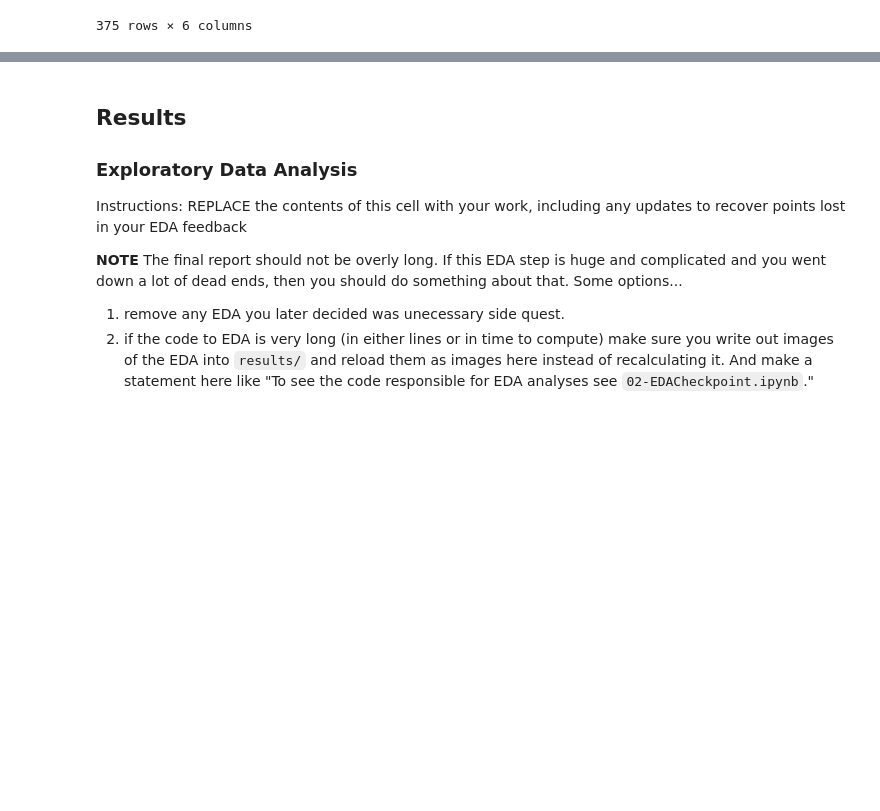
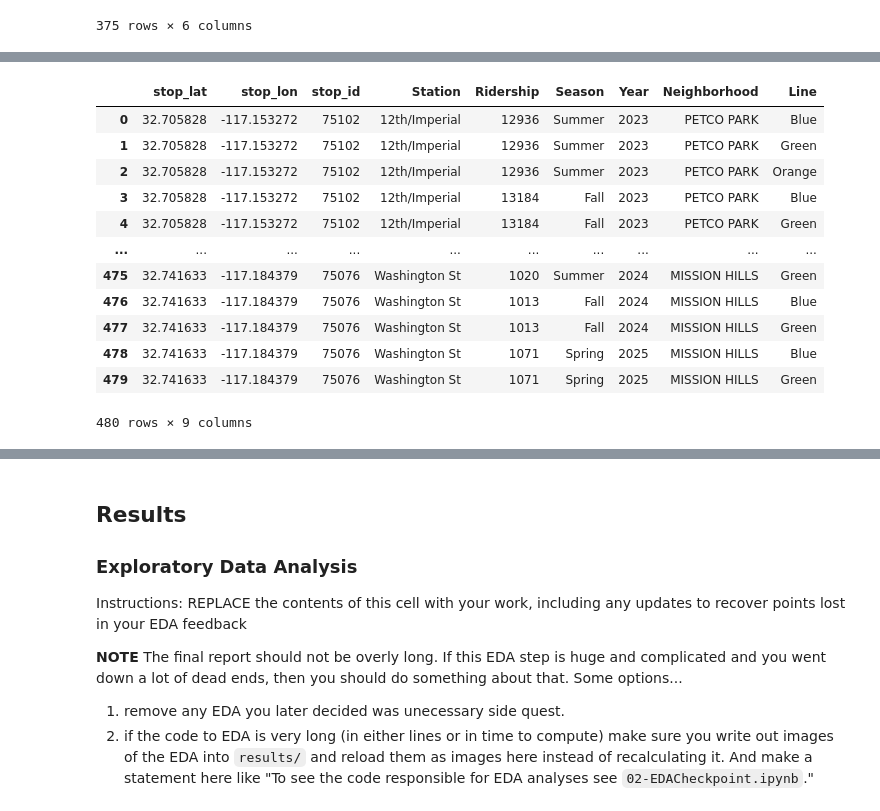
Before and after one commit to COGS108/Group022_WI26, a Jupyter notebook: 03-FinalProject.ipynb, the cells around one changed output, grey strips where cells are left out. Drawn from its saved outputs; the diff is of its cells as text; code cells hidden in the pictures; blank space fills up the shorter version.

```diff
--- a/03-FinalProject.ipynb
+++ b/03-FinalProject.ipynb
@@ -174,0 +195,33 @@ neighborhood_common_crime_df
+# %%
+def clean_stops(t):
+    output = re.sub(r'[^\w\s]', ' ', t).lower().replace('station', '')
+    output = re.sub(r'\bstreet\b|\bst\b', '', output, flags=re.IGNORECASE)
+    output = re.sub(r'\bavenue\b|\bave\b', '', output, flags=re.IGNORECASE)
+    return re.sub(r'\s+', ' ', output).strip()
+# %%
+clean_ridership_df['stop_join'] = clean_ridership_df['Station'].apply(clean_stops)
+# %%
+clean_stops_df['stop_join'] = np.where(
+    (clean_stops_df['stop_id'].str[:2] == '75') | (clean_stops_df['stop_id'].str[:2] == '77'),
+    clean_stops_df['stop_name'].apply(clean_stops),
+    np.nan
+)
+clean_stops_df['stop_join'] = clean_stops_df['stop_join'].str.replace('santee town center', 'santee').str.replace('union grantville', 'grantville')
+# %%
+clean_stops_df = clean_stops_df.groupby('stop_join').agg({'stop_lat': 'mean', 'stop_lon': 'mean', 'stop_id': 'first'}).reset_index()
+# %%
+clean_stops_df.merge(clean_ridership_df, on='stop_join').drop(columns=['stop_join'])
+# %% [output]
+|  | stop_lat | stop_lon | stop_id | Station | Ridership | Season | Year | Neighborhood | Line |
+| 0 | 32.705828 | -117.153272 | 75102 | 12th/Imperial | 12936 | Summer | 2023 | PETCO PARK | Blue |
+| 1 | 32.705828 | -117.153272 | 75102 | 12th/Imperial | 12936 | Summer | 2023 | PETCO PARK | Green |
+| 2 | 32.705828 | -117.153272 | 75102 | 12th/Imperial | 12936 | Summer | 2023 | PETCO PARK | Orange |
+| 3 | 32.705828 | -117.153272 | 75102 | 12th/Imperial | 13184 | Fall | 2023 | PETCO PARK | Blue |
+| 4 | 32.705828 | -117.153272 | 75102 | 12th/Imperial | 13184 | Fall | 2023 | PETCO PARK | Green |
+| ... | ... | ... | ... | ... | ... | ... | ... | ... | ... |
+| 475 | 32.741633 | -117.184379 | 75076 | Washington St | 1020 | Summer | 2024 | MISSION HILLS | Green |
+| 476 | 32.741633 | -117.184379 | 75076 | Washington St | 1013 | Fall | 2024 | MISSION HILLS | Blue |
+| 477 | 32.741633 | -117.184379 | 75076 | Washington St | 1013 | Fall | 2024 | MISSION HILLS | Green |
+| 478 | 32.741633 | -117.184379 | 75076 | Washington St | 1071 | Spring | 2025 | MISSION HILLS | Blue |
+| 479 | 32.741633 | -117.184379 | 75076 | Washington St | 1071 | Spring | 2025 | MISSION HILLS | Green |
+480 rows × 9 columns
```
Also changed, not shown: parts of 10 cells of this notebook, 1 other file.
